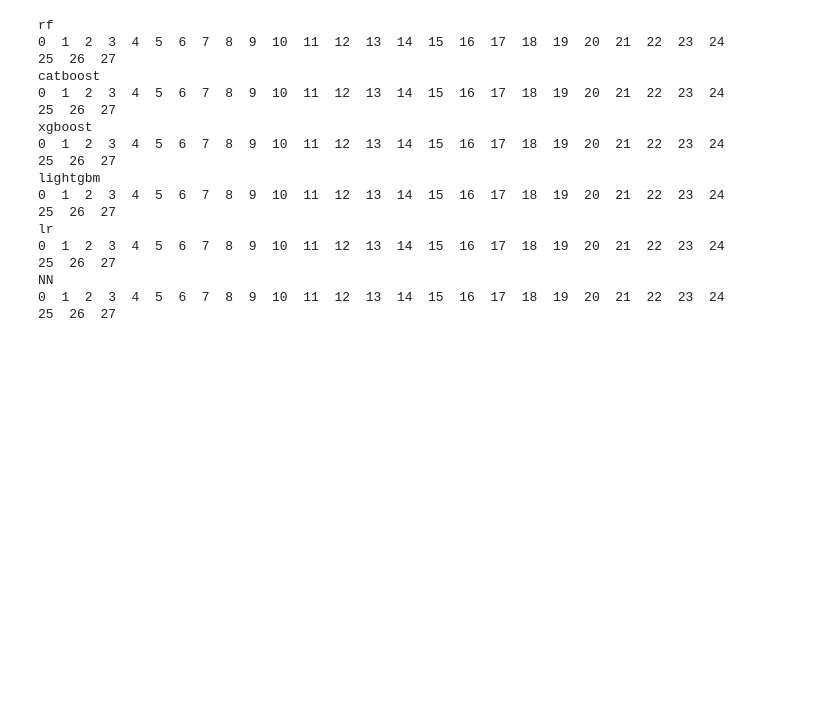
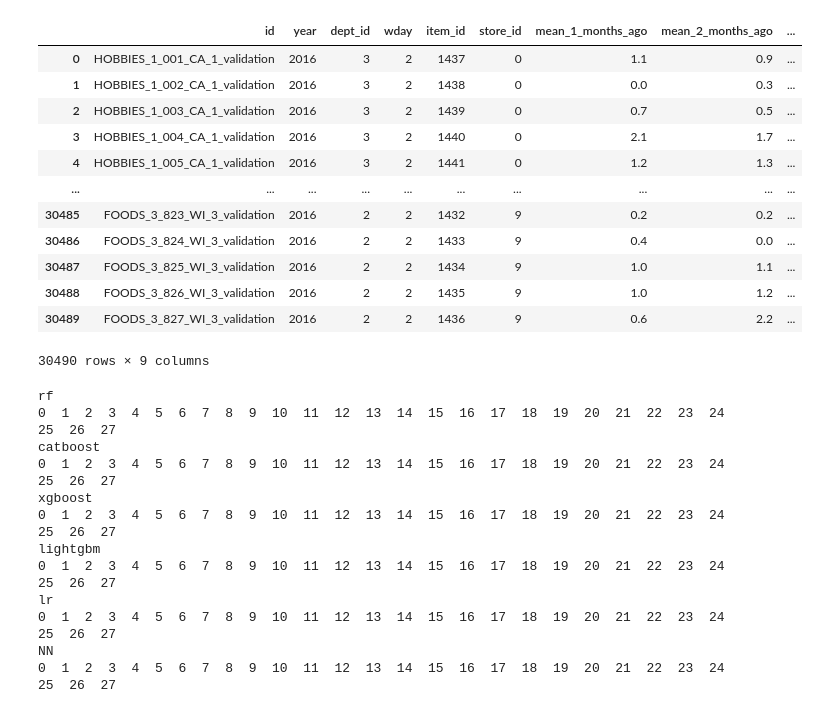
Before and after one commit to AvivLevi815/M5, a Jupyter notebook: train.ipynb, the cells around one changed output. Cells and saved outputs as stored; diff of their text form; code cells hidden in the pictures; blank space fills up the shorter version.

```diff
--- a/train.ipynb
+++ b/train.ipynb
@@ -395,6 +404,10 @@ test_columns.remove("d")
 
 for day in range(0, 28):
     test_days.append(pickle.load(open("tests/test_{}.pkl".format(day), "rb")))
+    if test_days[day]["month"].iloc[0] == 4:
+        test_days[day]["month_id"] = 52
+    elif test_days[day]["month"].iloc[0] == 5:
+        test_days[day]["month_id"] = 53
     test_days[day] = test_days[day].loc[test_days[day]["id"].str.contains("validation")].copy()
 
     test_days[-1]["dept_id"] = le_dept.transform(test_days[-1]["dept_id"])
@@ -402,6 +415,22 @@ for day in range(0, 28):
     test_days[-1]["item_id"] = le_item.transform(test_days[-1]["item_id"])
     test_days[-1]["store_id"] = le_store.transform(test_days[-1]["store_id"])
     test_days[-1] = test_days[-1][test_columns]
+# %%
+test_days[-1]
+# %% [output]
+|  | id | year | dept_id | wday | item_id | store_id | mean_1_months_ago | mean_2_months_ago | ... |
+| 0 | HOBBIES_1_001_CA_1_validation | 2016 | 3 | 2 | 1437 | 0 | 1.1 | 0.9 | ... |
+| 1 | HOBBIES_1_002_CA_1_validation | 2016 | 3 | 2 | 1438 | 0 | 0.0 | 0.3 | ... |
+| 2 | HOBBIES_1_003_CA_1_validation | 2016 | 3 | 2 | 1439 | 0 | 0.7 | 0.5 | ... |
+| 3 | HOBBIES_1_004_CA_1_validation | 2016 | 3 | 2 | 1440 | 0 | 2.1 | 1.7 | ... |
+| 4 | HOBBIES_1_005_CA_1_validation | 2016 | 3 | 2 | 1441 | 0 | 1.2 | 1.3 | ... |
+| ... | ... | ... | ... | ... | ... | ... | ... | ... | ... |
+| 30485 | FOODS_3_823_WI_3_validation | 2016 | 2 | 2 | 1432 | 9 | 0.2 | 0.2 | ... |
+| 30486 | FOODS_3_824_WI_3_validation | 2016 | 2 | 2 | 1433 | 9 | 0.4 | 0.0 | ... |
+| 30487 | FOODS_3_825_WI_3_validation | 2016 | 2 | 2 | 1434 | 9 | 1.0 | 1.1 | ... |
+| 30488 | FOODS_3_826_WI_3_validation | 2016 | 2 | 2 | 1435 | 9 | 1.0 | 1.2 | ... |
+| 30489 | FOODS_3_827_WI_3_validation | 2016 | 2 | 2 | 1436 | 9 | 0.6 | 2.2 | ... |
+30490 rows × 9 columns
 # %%
 # Make validation days - DataFrame for every day in the validation set.
 validation_days = []
```
Also changed, not shown: parts of 9 cells of this notebook, 2 other files.
